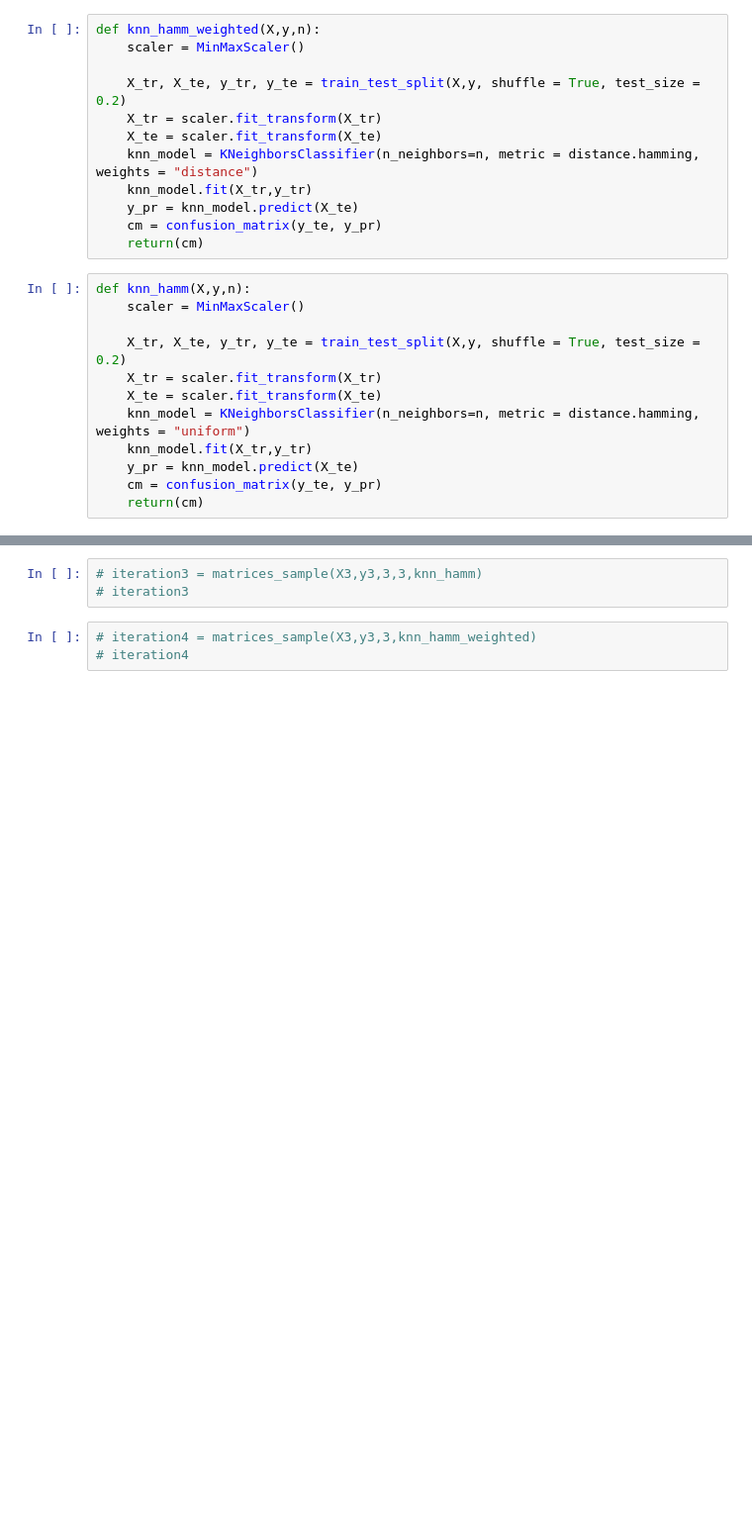
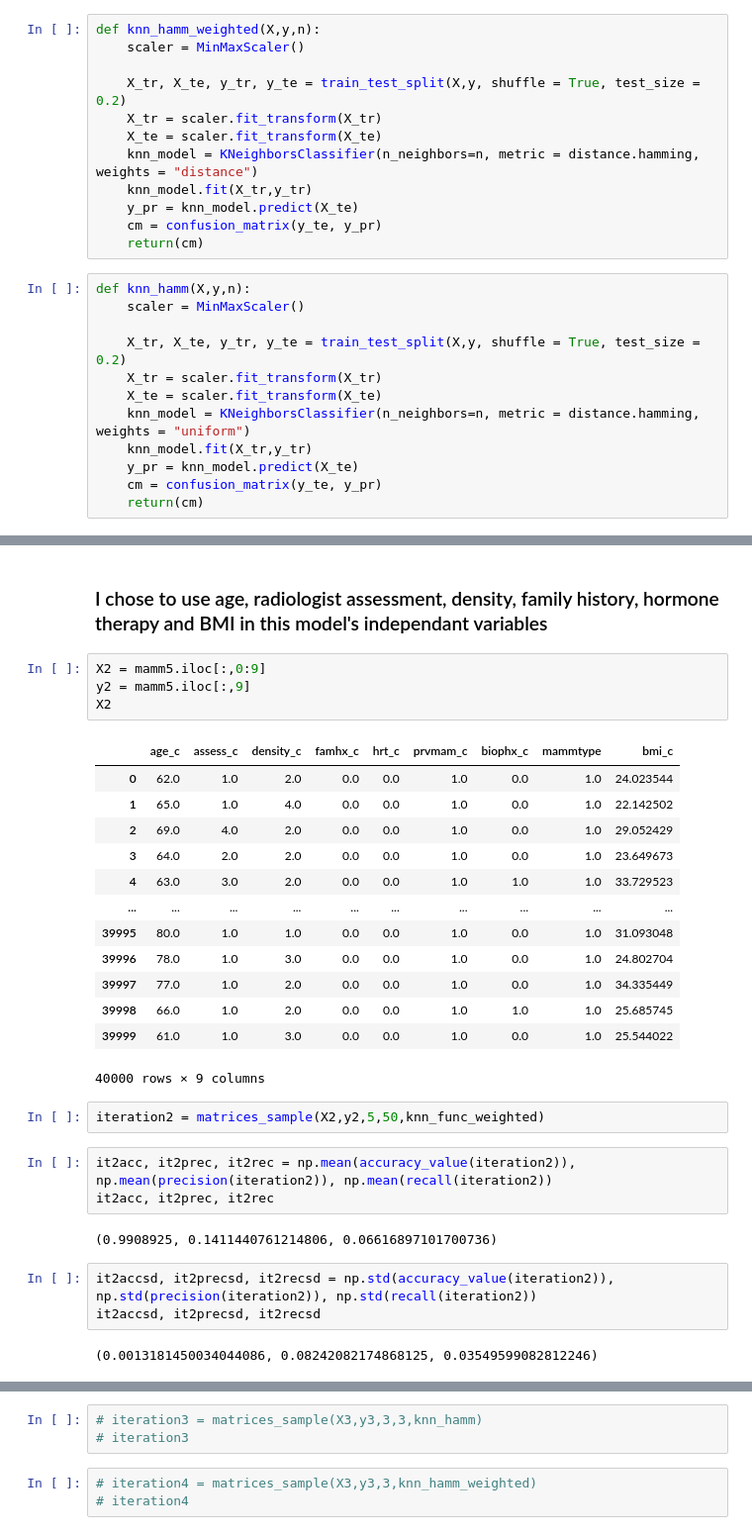
Before and after one commit to lintai666/mammography, a Jupyter notebook: mamm1.ipynb, the cells around one changed output, grey strips where cells are left out. Shown: that part at 99% size. Drawn from its saved outputs; the diff is of its cells as text; blank space fills up the shorter version.

```diff
--- a/mamm1.ipynb
+++ b/mamm1.ipynb
@@ -681,0 +739,32 @@ iteration1
+# %% [markdown]
+### I chose to use age, radiologist assessment, density, family history, hormone therapy and BMI in this model's independant variables
+# %%
+X2 = mamm5.iloc[:,0:9]
+y2 = mamm5.iloc[:,9]
+X2
+# %% [output]
+|  | age_c | assess_c | density_c | famhx_c | hrt_c | prvmam_c | biophx_c | mammtype | bmi_c |
+| 0 | 62.0 | 1.0 | 2.0 | 0.0 | 0.0 | 1.0 | 0.0 | 1.0 | 24.023544 |
+| 1 | 65.0 | 1.0 | 4.0 | 0.0 | 0.0 | 1.0 | 0.0 | 1.0 | 22.142502 |
+| 2 | 69.0 | 4.0 | 2.0 | 0.0 | 0.0 | 1.0 | 0.0 | 1.0 | 29.052429 |
+| 3 | 64.0 | 2.0 | 2.0 | 0.0 | 0.0 | 1.0 | 0.0 | 1.0 | 23.649673 |
+| 4 | 63.0 | 3.0 | 2.0 | 0.0 | 0.0 | 1.0 | 1.0 | 1.0 | 33.729523 |
+| ... | ... | ... | ... | ... | ... | ... | ... | ... | ... |
+| 39995 | 80.0 | 1.0 | 1.0 | 0.0 | 0.0 | 1.0 | 0.0 | 1.0 | 31.093048 |
+| 39996 | 78.0 | 1.0 | 3.0 | 0.0 | 0.0 | 1.0 | 0.0 | 1.0 | 24.802704 |
+| 39997 | 77.0 | 1.0 | 2.0 | 0.0 | 0.0 | 1.0 | 0.0 | 1.0 | 34.335449 |
+| 39998 | 66.0 | 1.0 | 2.0 | 0.0 | 0.0 | 1.0 | 1.0 | 1.0 | 25.685745 |
+| 39999 | 61.0 | 1.0 | 3.0 | 0.0 | 0.0 | 1.0 | 0.0 | 1.0 | 25.544022 |
+40000 rows × 9 columns
+# %%
+iteration2 = matrices_sample(X2,y2,5,50,knn_func_weighted)
+# %%
+it2acc, it2prec, it2rec = np.mean(accuracy_value(iteration2)), np.mean(precision(iteration2)), np.mean(recall(iteration2))
+it2acc, it2prec, it2rec
+# %% [output]
+(0.9908925, 0.1411440761214806, 0.06616897101700736)
+# %%
+it2accsd, it2precsd, it2recsd = np.std(accuracy_value(iteration2)), np.std(precision(iteration2)), np.std(recall(iteration2))
+it2accsd, it2precsd, it2recsd
+# %% [output]
+(0.0013181450034044086, 0.08242082174868125, 0.03549599082812246)
```
Also changed, not shown: parts of 39 cells of this notebook.
